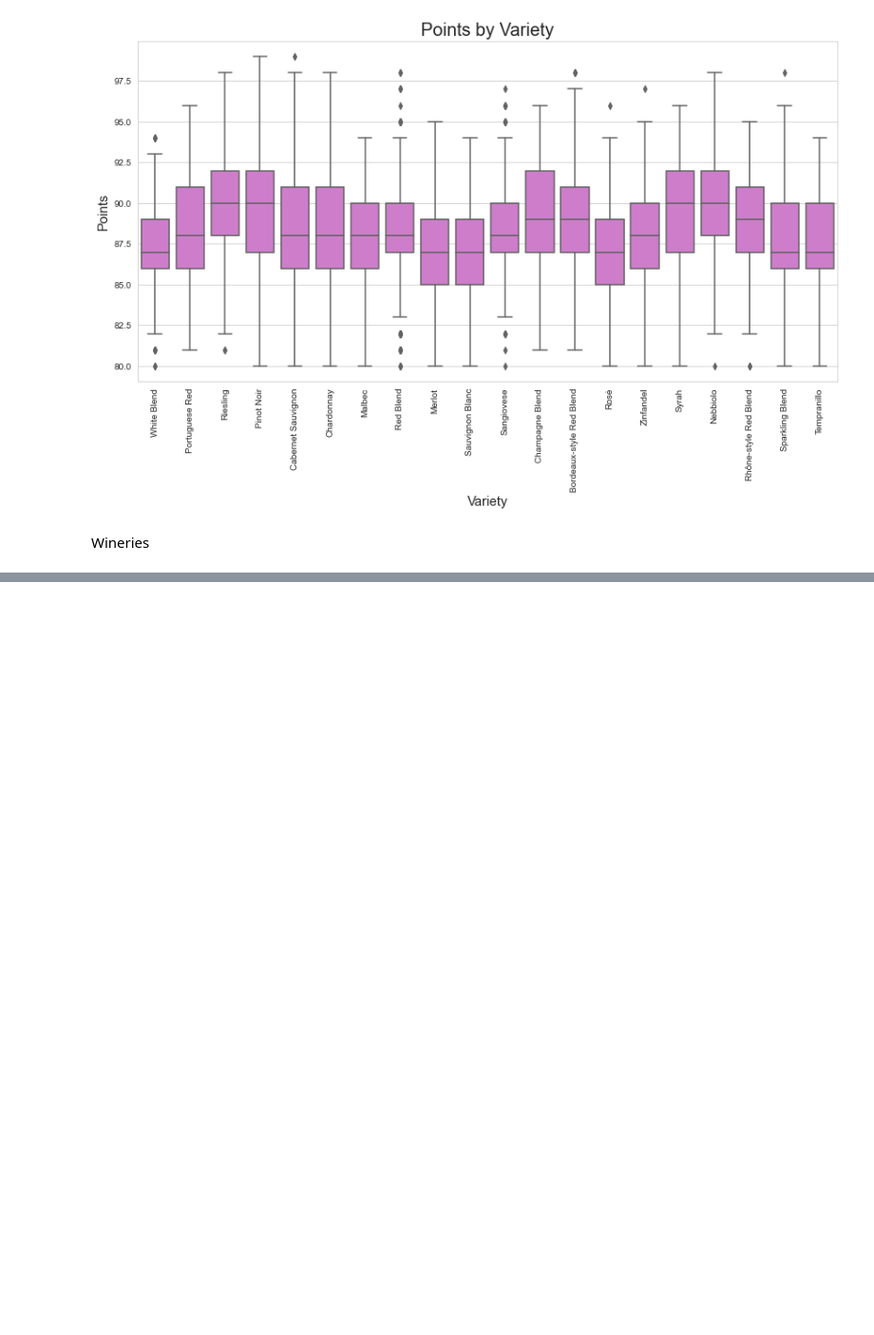
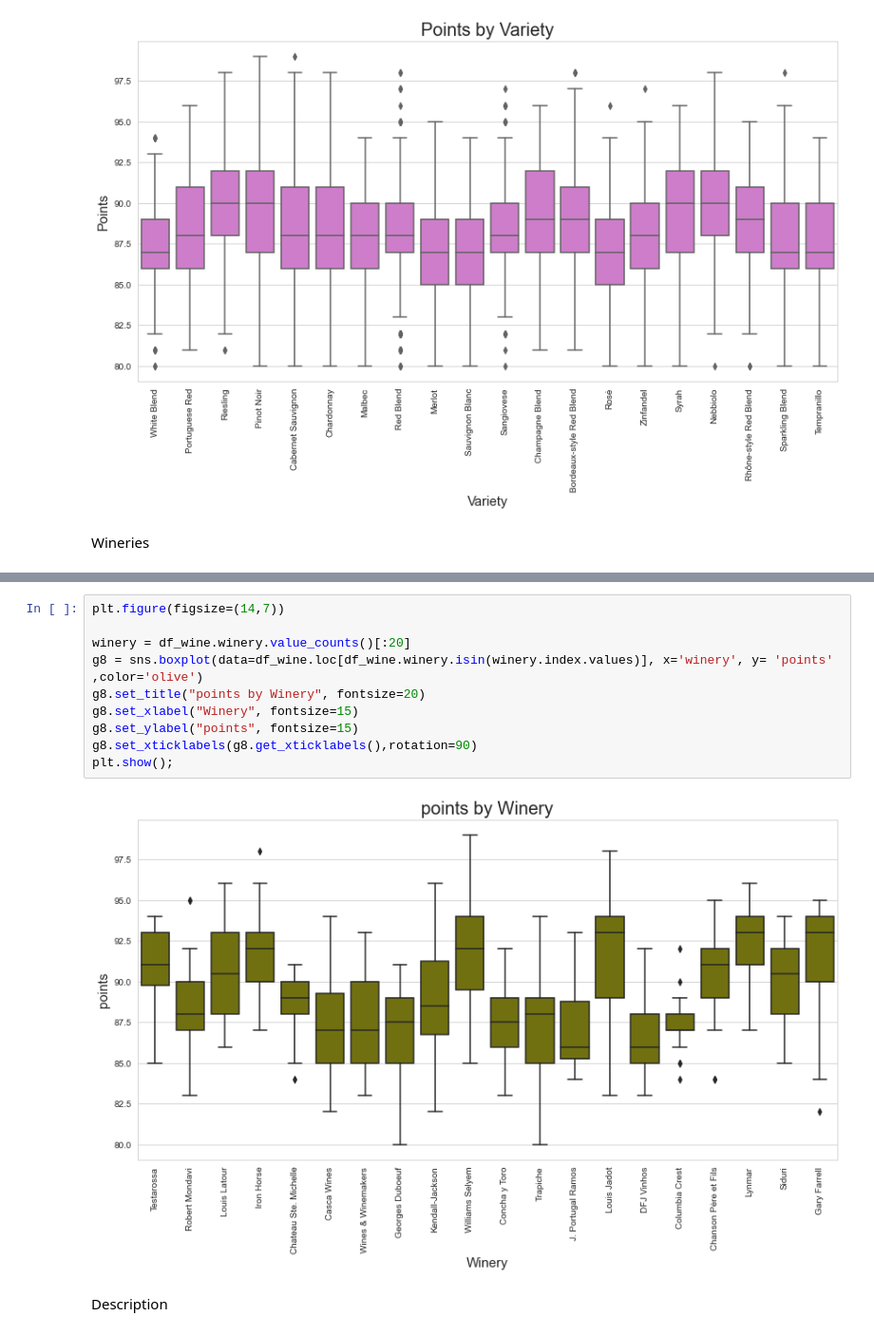
Before and after one commit to abagla18/Projects, a Jupyter notebook: iNeuron_internship_BA_1/wine_reviews.ipynb, the cells around one changed output, grey strips where cells are left out. Shown at 95% size. Saved outputs shown, nothing was run; the diff lists cells and outputs as text; blank space fills up the shorter version.

```diff
--- a/iNeuron_internship_BA_1/wine_reviews.ipynb
+++ b/iNeuron_internship_BA_1/wine_reviews.ipynb
@@ -314,0 +339,14 @@ Wineries
+# %%
+plt.figure(figsize=(14,7))
+
+winery = df_wine.winery.value_counts()[:20]
+g8 = sns.boxplot(data=df_wine.loc[df_wine.winery.isin(winery.index.values)], x='winery', y= 'points' ,color='olive')
+g8.set_title("points by Winery", fontsize=20)
+g8.set_xlabel("Winery", fontsize=15)
+g8.set_ylabel("points", fontsize=15)
+g8.set_xticklabels(g8.get_xticklabels(),rotation=90)
+plt.show();
+# %% [output]
+[figure, added]
+# %% [markdown]
+Description
```
Also changed, not shown: parts of 3 cells of this notebook.
